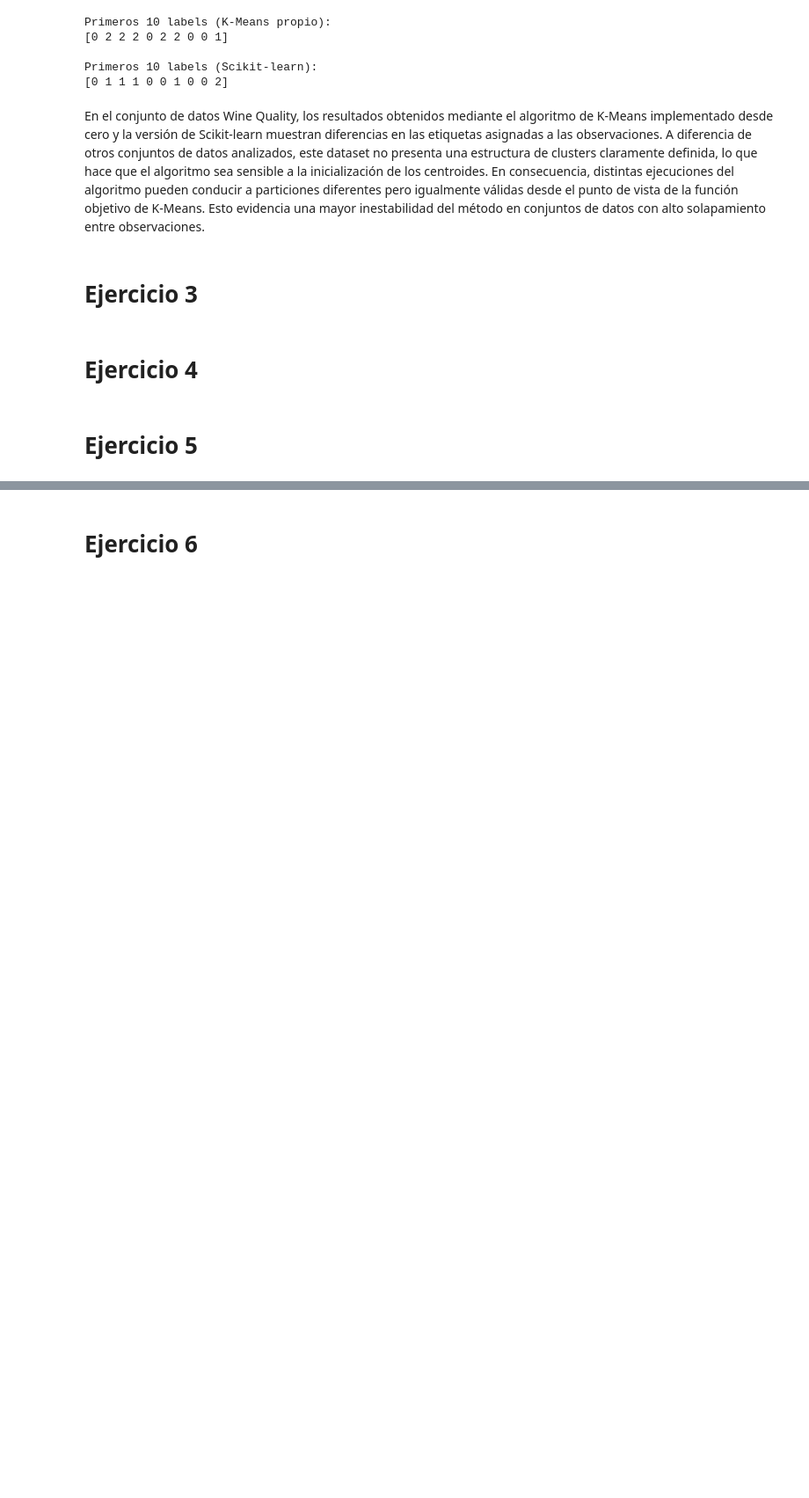
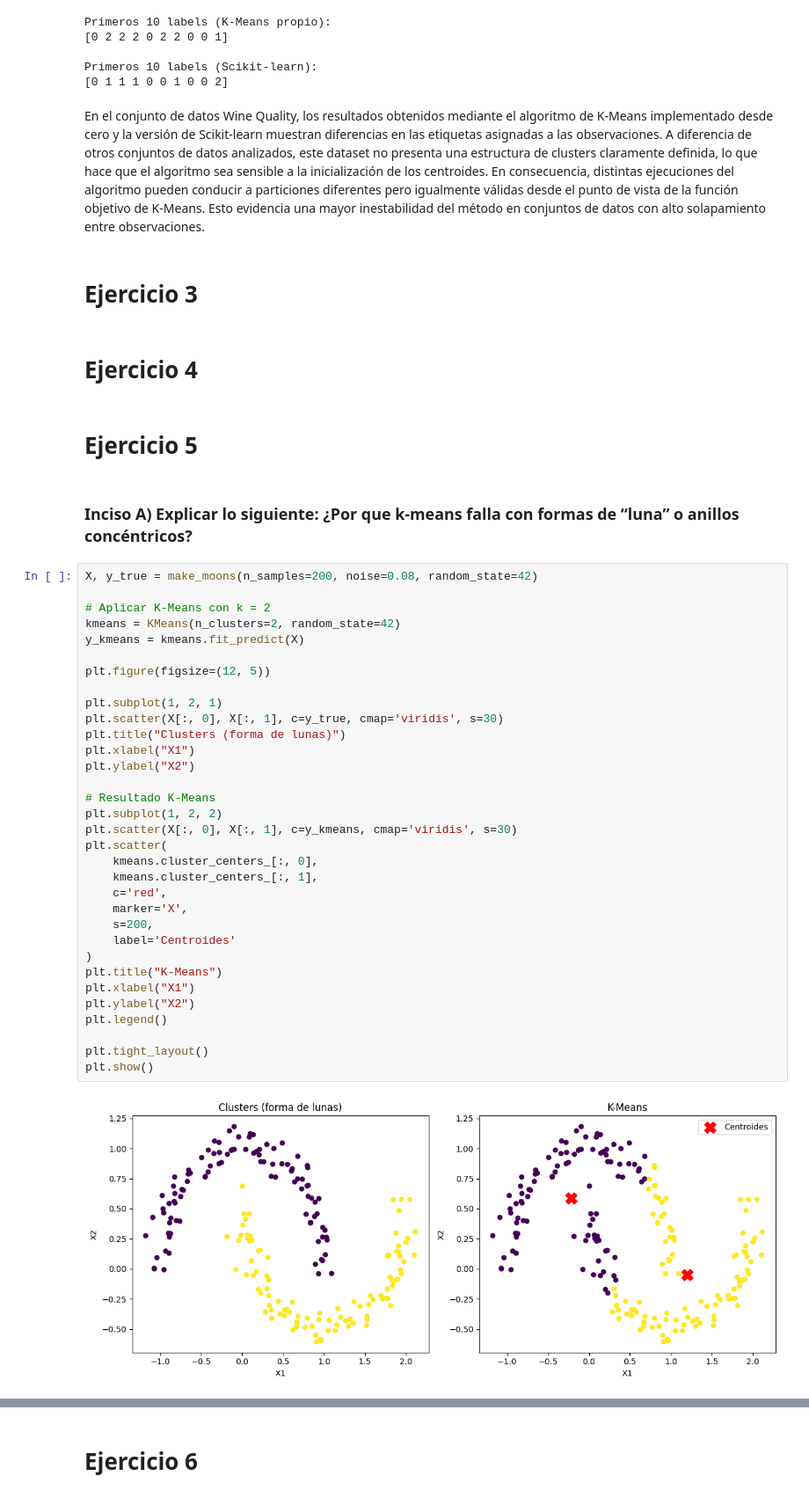
Before and after one commit to MajoRC221051/Lab-1---IA, a Jupyter notebook: LAB01.ipynb, the cells around one changed output, grey strips where cells are left out. Shown at 88% size. Saved outputs shown, nothing was run; the diff lists cells and outputs as text; blank space fills up the shorter version.

```diff
--- a/LAB01.ipynb
+++ b/LAB01.ipynb
@@ -193,3 +193,40 @@ En el conjunto de datos Wine Quality, los resultados obtenidos mediante el algor
 # **Ejercicio 4**
 # %% [markdown]
 # **Ejercicio 5**
+# %% [markdown]
+### Inciso A) Explicar lo siguiente: ¿Por que k-means falla con formas de “luna” o anillos concéntricos?
+# %%
+X, y_true = make_moons(n_samples=200, noise=0.08, random_state=42)
+
+# Aplicar K-Means con k = 2
+kmeans = KMeans(n_clusters=2, random_state=42)
+y_kmeans = kmeans.fit_predict(X)
+
+plt.figure(figsize=(12, 5))
+
+plt.subplot(1, 2, 1)
+plt.scatter(X[:, 0], X[:, 1], c=y_true, cmap='viridis', s=30)
+plt.title("Clusters (forma de lunas)")
+plt.xlabel("X1")
+plt.ylabel("X2")
+
+# Resultado K-Means
+plt.subplot(1, 2, 2)
+plt.scatter(X[:, 0], X[:, 1], c=y_kmeans, cmap='viridis', s=30)
+plt.scatter(
+    kmeans.cluster_centers_[:, 0],
+    kmeans.cluster_centers_[:, 1],
+    c='red',
+    marker='X',
+    s=200,
+    label='Centroides'
+)
+plt.title("K-Means")
+plt.xlabel("X1")
+plt.ylabel("X2")
+plt.legend()
+
+plt.tight_layout()
+plt.show()
+# %% [output]
+[figure, added]
```
Also changed, not shown: parts of 8 cells of this notebook, 3 other files.
